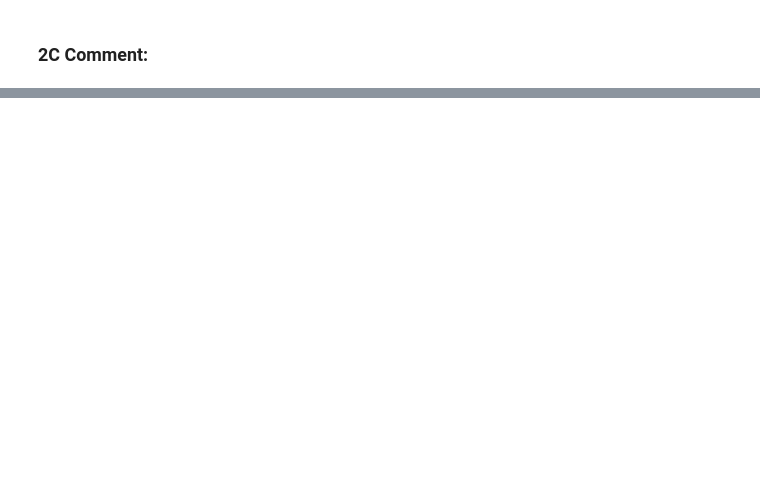
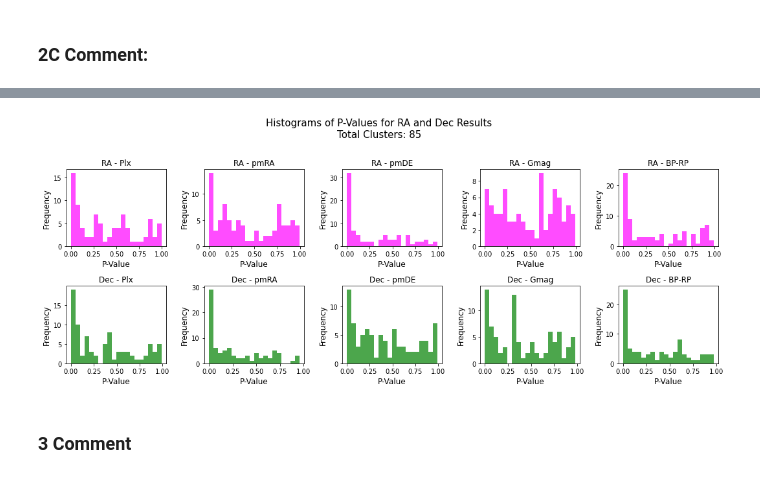
Before and after one commit to afinemax/stat_meth, a Jupyter notebook: assignments/a1/a1_max_fine.ipynb, the cells around one changed output, grey strips where cells are left out. Saved outputs shown, nothing was run; the diff lists cells and outputs as text; code cells hidden in the pictures; blank space fills up the shorter version.

```diff
--- a/assignments/a1/a1_max_fine.ipynb
+++ b/assignments/a1/a1_max_fine.ipynb
@@ -609,0 +669,36 @@ BP-RP: t-stat = -2.3110875620819447, p-value = 0.021831953972897115
+# %%
+# 3 plotting cell
+
+# Grab Parameters from pd
+ra_parameters = RA_df_results['Parameter'].unique()
+dec_parameters = DEC_df_results['Parameter'].unique()
+
+# Initalize figure
+fig, axes = plt.subplots(2, 5, figsize=(15, 6))
+
+# Plot histograms for RA results
+for i, parameter in enumerate(ra_parameters):
+    ax = axes[0, i]
+    ax.hist(RA_df_results[RA_df_results['Parameter'] == parameter]['RA_P_Value'], bins=20, color='magenta', alpha=0.7)
+    ax.set_title(f'RA - {parameter}')
+    ax.set_xlabel('P-Value', size=12)
+    ax.set_ylabel('Frequency', size=12)
+
+# Plot histograms for Dec results
+for i, parameter in enumerate(dec_parameters):
+    ax = axes[1, i]
+    ax.hist(DEC_df_results[DEC_df_results['Parameter'] == parameter]['Dec_P_Value'], bins=20, color='green', alpha=0.7)
+    ax.set_title(f'Dec - {parameter}')
+    ax.set_xlabel('P-Value', size=12)
+    ax.set_ylabel('Frequency', size=12)
+
+# Adjust layout, add Title
+total_clusters = len(unique_cluster_names)
+plt.suptitle(f'Histograms of P-Values for RA and Dec Results\nTotal Clusters: {total_clusters}', size=15)
+plt.tight_layout(rect=[0, 0, 1, 0.96])
+
+plt.show()
+# %% [output]
+[figure, added]
+# %% [markdown]
+### 3 Comment
```
Also changed, not shown: parts of 6 cells of this notebook.
